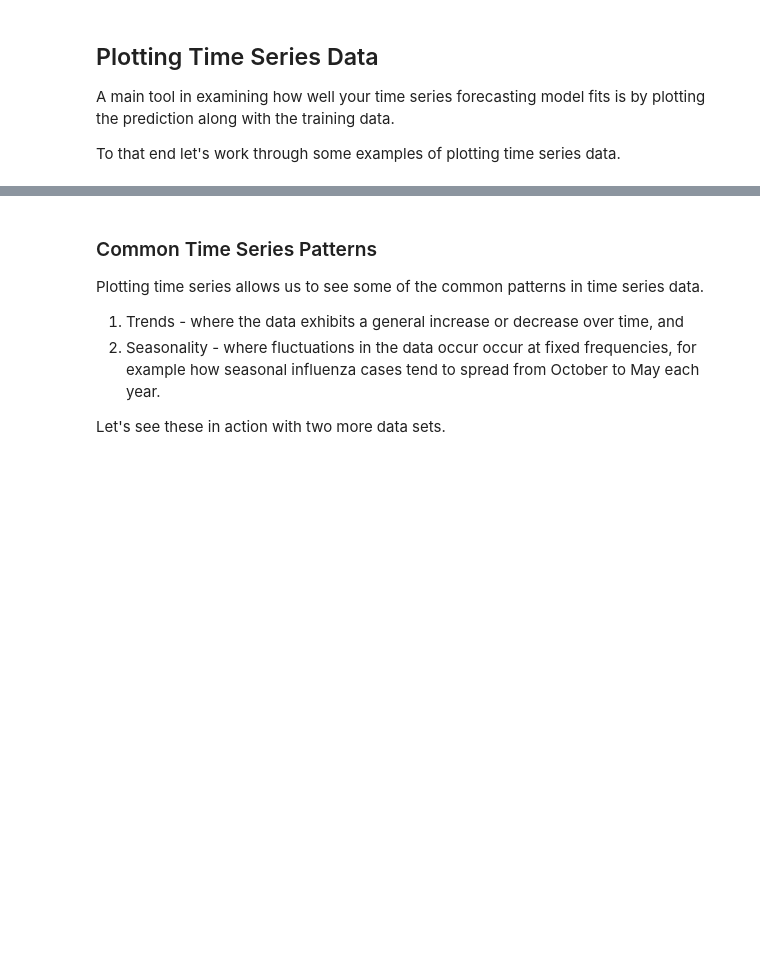
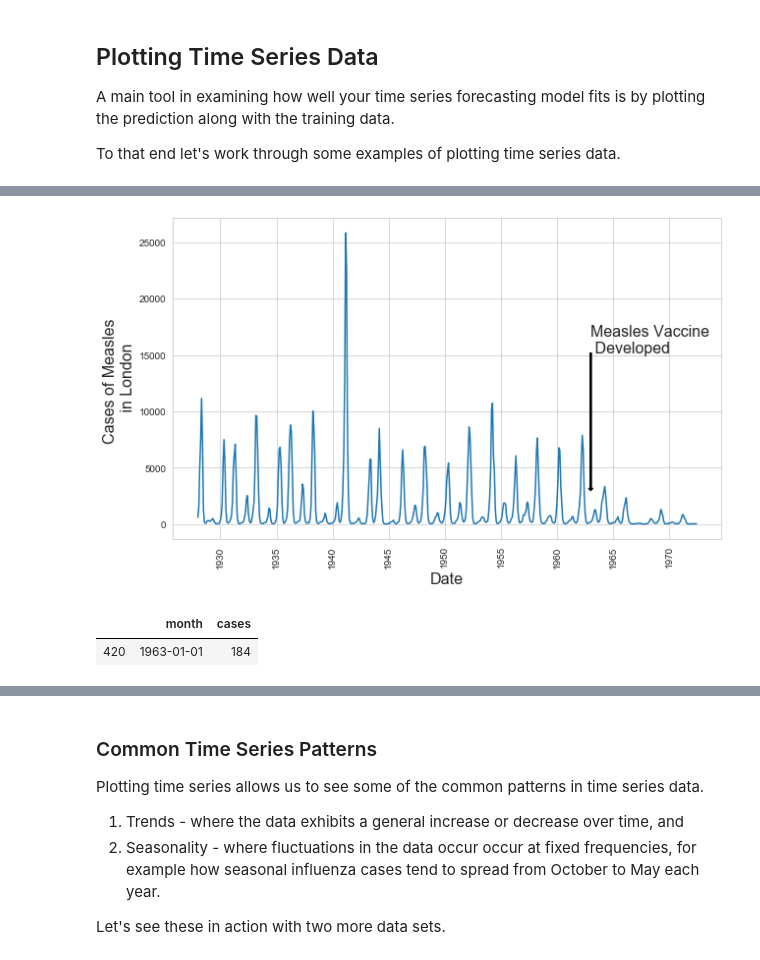
Before and after one commit to yuxinxwang/Code2020Materials, a Jupyter notebook: Lectures/TimeSeries/Notebook 1 - Introduction to Time Series Data.ipynb, the cells around one changed output, grey strips where cells are left out. Cells and saved outputs as stored; diff of their text form; code cells hidden in the pictures; blank space fills up the shorter version.

```diff
--- a/Lectures/TimeSeries/Notebook 1 - Introduction to Time Series Data.ipynb
+++ b/Lectures/TimeSeries/Notebook 1 - Introduction to Time Series Data.ipynb
@@ -135,23 +205,30 @@ measles.head(10)
 # %%
 # matplotlib does a good job handling
 # datetime data
 plt.figure(figsize=(10,6))
 
 plt.plot(measles.month, measles.cases)
 
 plt.xlabel("Date", fontsize=16)
 plt.ylabel("Cases of Measles \n in London", fontsize=16)
 
 case_1963 = measles.loc[measles.month == pd.Timestamp(1963,1,1),'cases'].values[0]
 plt.text(pd.Timestamp(1963,1,1), case_1963+15000,
          "Measles Vaccine \n Developed", fontsize=16)
 
 plt.arrow(pd.Timestamp(1963,1,1), case_1963+15000,
-          0,-15000, width=50, shape='left', color="black")
+          0,-12000, width=50, shape='full', color="black")
 
 plt.xticks(rotation=90)
 
 plt.show()
+# %% [output]
+[figure, added]
+# %%
+measles.loc[measles.month == pd.Timestamp(1963,1,1)]
+# %% [output]
+|  | month | cases |
+| 420 | 1963-01-01 | 184 |
 # %%
 # Now you try by plotting this data
 ibm = pd.read_csv("ibm.csv")
```
Also changed, not shown: parts of 40 cells of this notebook, 6 other files.
